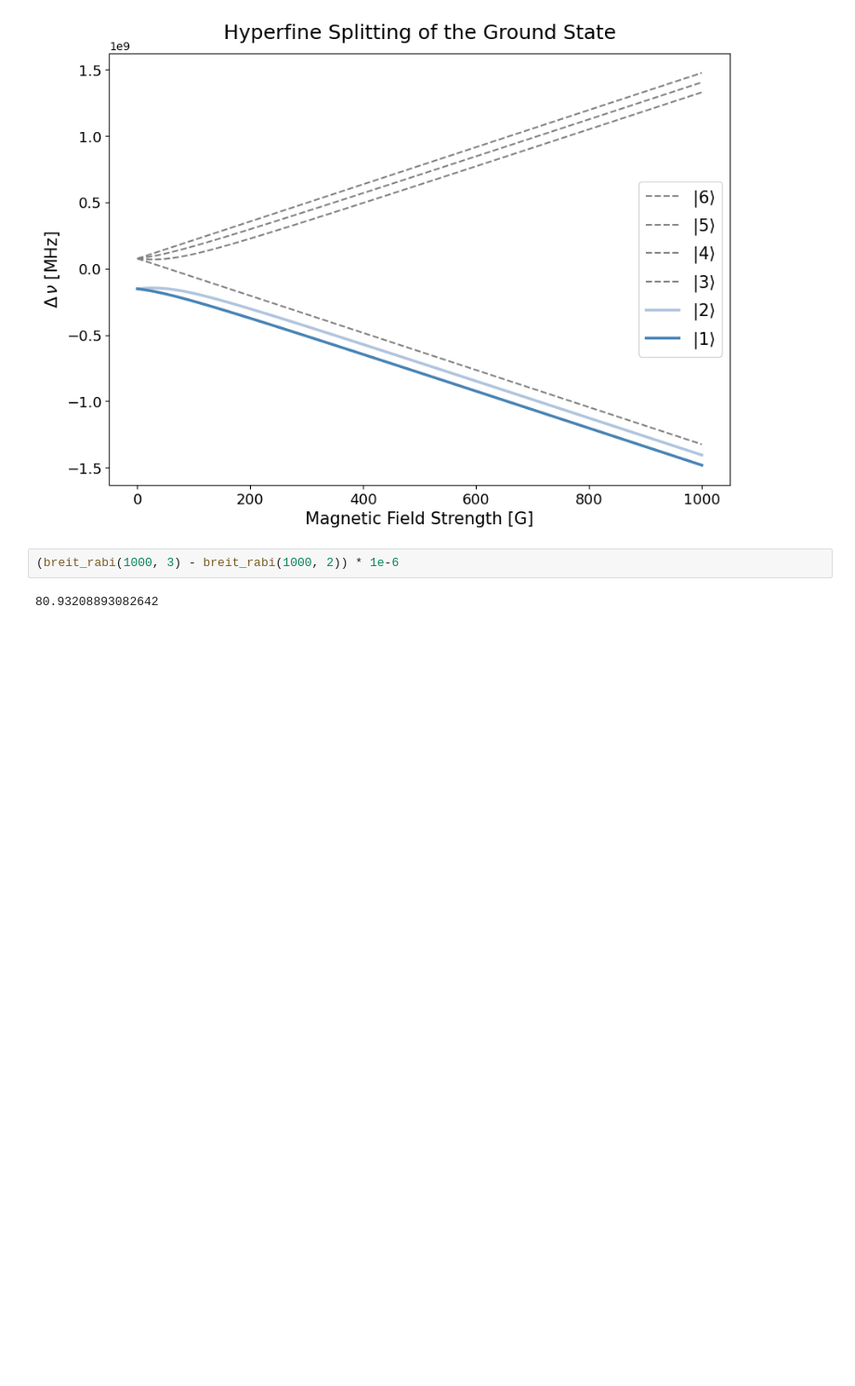
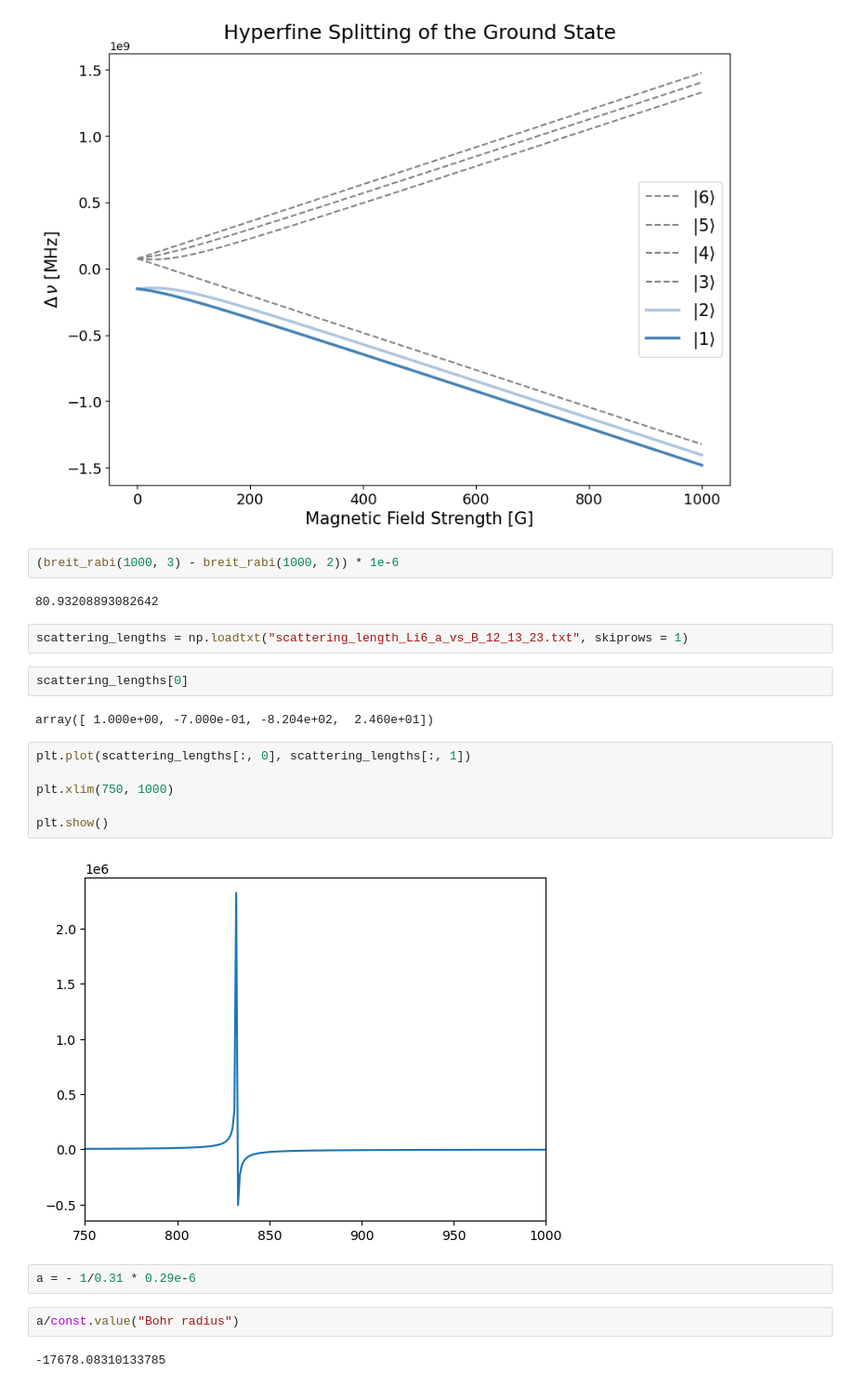
Before and after one commit to ArtMk/lithium, a Jupyter notebook: trap.ipynb, the cells around one changed output. Shown: that part at 93% size. Saved outputs shown, nothing was run; the diff lists cells and outputs as text; blank space fills up the shorter version.

```diff
--- a/trap.ipynb
+++ b/trap.ipynb
@@ -80,3 +84,23 @@ breit_rabi_visualize(np.linspace(0, 1000, 100), [1, 2])
 (breit_rabi(1000, 3) - breit_rabi(1000, 2)) * 1e-6
 # %% [output]
 80.93208893082642
+# %%
+scattering_lengths = np.loadtxt("scattering_length_Li6_a_vs_B_12_13_23.txt", skiprows = 1)
+# %%
+scattering_lengths[0]
+# %% [output]
+array([ 1.000e+00, -7.000e-01, -8.204e+02,  2.460e+01])
+# %%
+plt.plot(scattering_lengths[:, 0], scattering_lengths[:, 1])
+
+plt.xlim(750, 1000)
+
+plt.show()
+# %% [output]
+[figure, added]
+# %%
+a = - 1/0.31 * 0.29e-6
+# %%
+a/const.value("Bohr radius")
+# %% [output]
+-17678.08310133785
```
Also changed, not shown: parts of 5 cells of this notebook, 5 other files.
